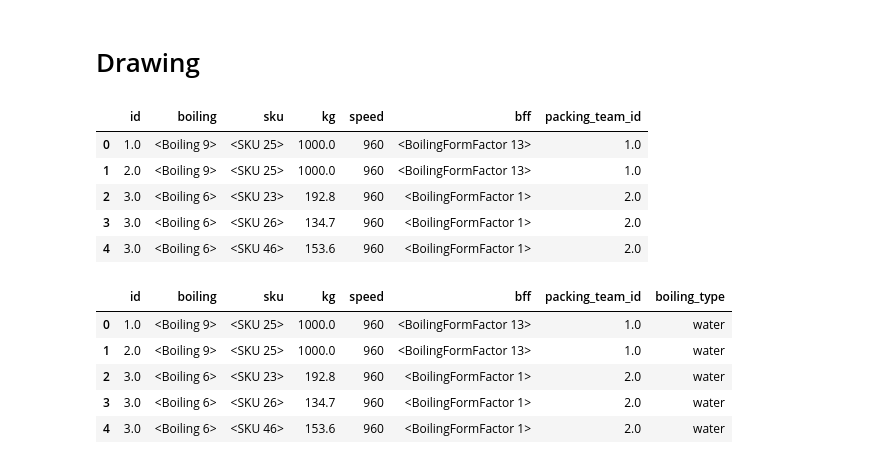
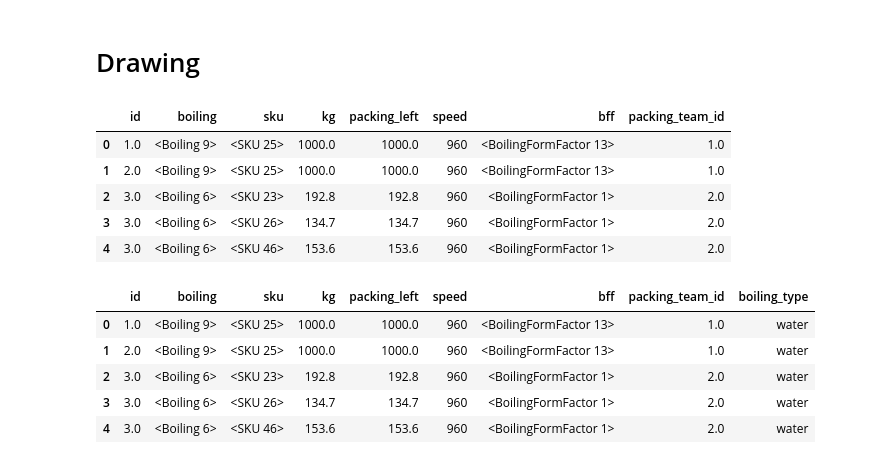
Before and after one commit to nkrokhmal/umalat, a Jupyter notebook: research/akadaner/2020.12.09 algo.ipynb, the cells around one changed output. Saved outputs shown, nothing was run; the diff lists cells and outputs as text; code cells hidden in the pictures.

```diff
--- a/research/akadaner/2020.12.09 algo.ipynb
+++ b/research/akadaner/2020.12.09 algo.ipynb
@@ -13,33 +13,33 @@ from app.interactive_imports import *
 # Drawing
 # %%
 boiling_plan_df = pd.read_csv('2020.12.13 boiling_plan.csv')
+boiling_plan_df['packing_left'] = boiling_plan_df['kg']
 boiling_plan_df['sku'] = boiling_plan_df['sku'].apply(cast_sku)
 # boiling_plan_df['boiling'] = boiling_plan_df['boiling'].apply(cast_boiling)
 boiling_plan_df['boiling'] = boiling_plan_df['sku'].apply(lambda sku: sku.boilings[0])
 boiling_plan_df.sort_values(by='id')
 boiling_plan_df['speed'] = boiling_plan_df['sku'].apply(lambda sku: sku.packing_speed)
 boiling_plan_df['bff'] = boiling_plan_df['sku'].apply(lambda sku:sku.boiling_form_factors[0])
 
 boiling_plan_df.at[:2, 'packing_team_id'] = 1
 boiling_plan_df.at[2:, 'packing_team_id'] = 2
-
 boiling_plan_df.head()
 # %% [output]
-|  | id | boiling | sku | kg | speed | bff | packing_team_id |
-| 0 | 1.0 | <Boiling 9> | <SKU 25> | 1000.0 | 960 | <BoilingFormFactor 13> | 1.0 |
-| 1 | 2.0 | <Boiling 9> | <SKU 25> | 1000.0 | 960 | <BoilingFormFactor 13> | 1.0 |
-| 2 | 3.0 | <Boiling 6> | <SKU 23> | 192.8 | 960 | <BoilingFormFactor 1> | 2.0 |
-| 3 | 3.0 | <Boiling 6> | <SKU 26> | 134.7 | 960 | <BoilingFormFactor 1> | 2.0 |
-| 4 | 3.0 | <Boiling 6> | <SKU 46> | 153.6 | 960 | <BoilingFormFactor 1> | 2.0 |
+|  | id | boiling | sku | kg | packing_left | speed | bff | packing_team_id |
+| 0 | 1.0 | <Boiling 9> | <SKU 25> | 1000.0 | 1000.0 | 960 | <BoilingFormFactor 13> | 1.0 |
+| 1 | 2.0 | <Boiling 9> | <SKU 25> | 1000.0 | 1000.0 | 960 | <BoilingFormFactor 13> | 1.0 |
+| 2 | 3.0 | <Boiling 6> | <SKU 23> | 192.8 | 192.8 | 960 | <BoilingFormFactor 1> | 2.0 |
+| 3 | 3.0 | <Boiling 6> | <SKU 26> | 134.7 | 134.7 | 960 | <BoilingFormFactor 1> | 2.0 |
+| 4 | 3.0 | <Boiling 6> | <SKU 46> | 153.6 | 153.6 | 960 | <BoilingFormFactor 1> | 2.0 |
 # %%
 boiling_plan_df['boiling_type'] = boiling_plan_df['boiling'].apply(lambda b: b.boiling_type)
 boiling_plan_df = boiling_plan_df[boiling_plan_df['boiling_type'] == 'water']
 boiling_plan_df.head()
 # %% [output]
-|  | id | boiling | sku | kg | speed | bff | packing_team_id | boiling_type |
-| 0 | 1.0 | <Boiling 9> | <SKU 25> | 1000.0 | 960 | <BoilingFormFactor 13> | 1.0 | water |
-| 1 | 2.0 | <Boiling 9> | <SKU 25> | 1000.0 | 960 | <BoilingFormFactor 13> | 1.0 | water |
-| 2 | 3.0 | <Boiling 6> | <SKU 23> | 192.8 | 960 | <BoilingFormFactor 1> | 2.0 | water |
-| 3 | 3.0 | <Boiling 6> | <SKU 26> | 134.7 | 960 | <BoilingFormFactor 1> | 2.0 | water |
-| 4 | 3.0 | <Boiling 6> | <SKU 46> | 153.6 | 960 | <BoilingFormFactor 1> | 2.0 | water |
+|  | id | boiling | sku | kg | packing_left | speed | bff | packing_team_id | boiling_type |
+| 0 | 1.0 | <Boiling 9> | <SKU 25> | 1000.0 | 1000.0 | 960 | <BoilingFormFactor 13> | 1.0 | water |
+| 1 | 2.0 | <Boiling 9> | <SKU 25> | 1000.0 | 1000.0 | 960 | <BoilingFormFactor 13> | 1.0 | water |
+| 2 | 3.0 | <Boiling 6> | <SKU 23> | 192.8 | 192.8 | 960 | <BoilingFormFactor 1> | 2.0 | water |
+| 3 | 3.0 | <Boiling 6> | <SKU 26> | 134.7 | 134.7 | 960 | <BoilingFormFactor 1> | 2.0 | water |
+| 4 | 3.0 | <Boiling 6> | <SKU 46> | 153.6 | 153.6 | 960 | <BoilingFormFactor 1> | 2.0 | water |
 # %%
```
Also changed, not shown: parts of 9 cells of this notebook, 8 other files.
